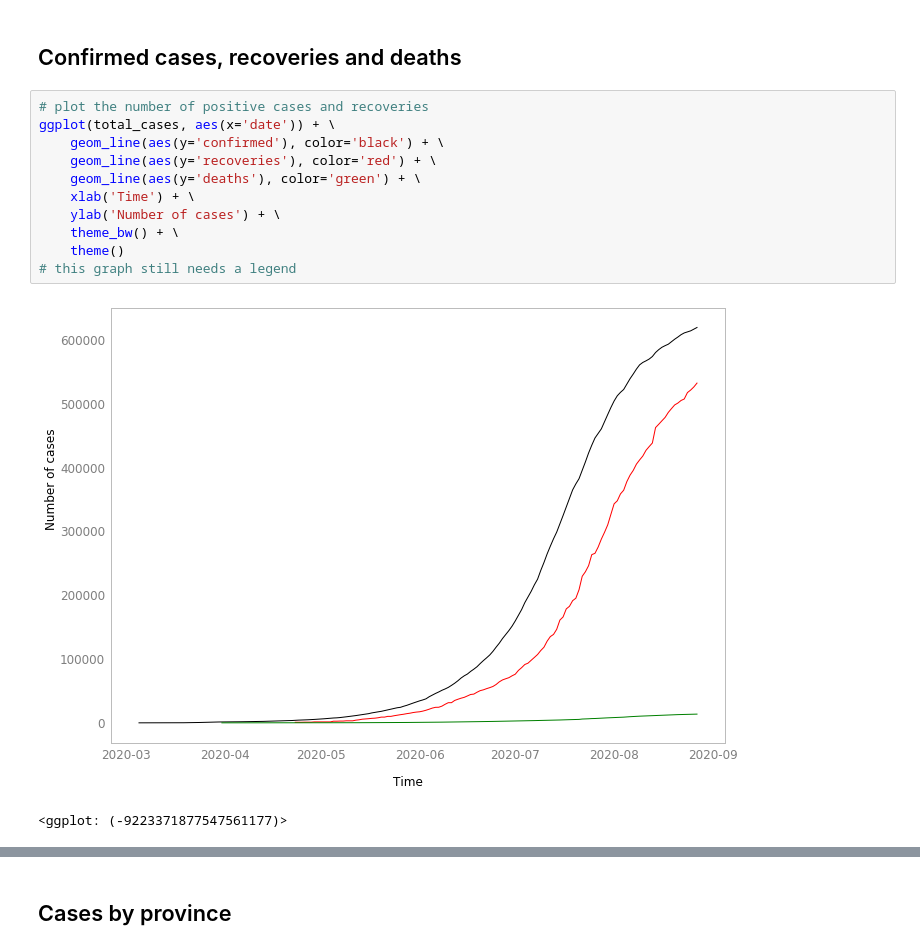
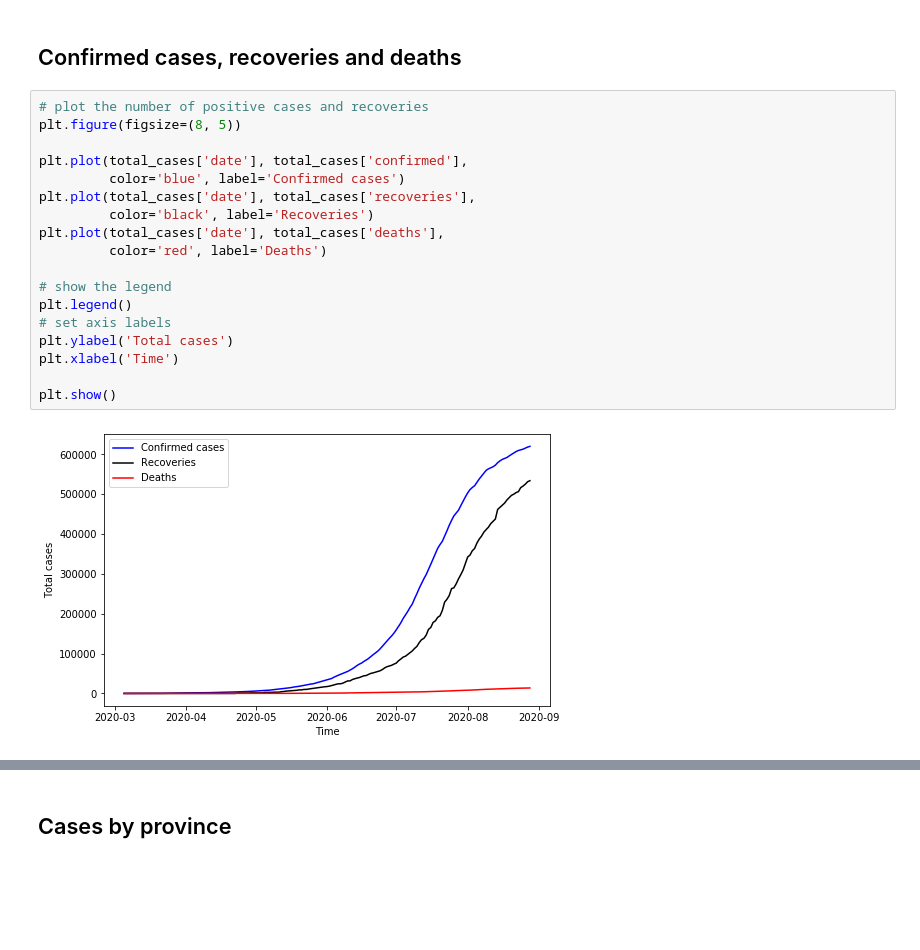
Before and after one commit to ZintleFaltein/Covid-modelling, a Jupyter notebook: Notebooks/Covid19_analysis.ipynb, the cells around one changed output, grey strips where cells are left out. Drawn from its saved outputs; the diff is of its cells as text; blank space fills up the shorter version.

```diff
--- a/Notebooks/Covid19_analysis.ipynb
+++ b/Notebooks/Covid19_analysis.ipynb
@@ -99,17 +123,23 @@ total_cases.head()
 Recoveries were recorded only 47 days after the first positive case was confirmed, and deaths were first reported after 24 days. To date there are 525 242 recoveries and 13 502 deaths.
 # %% [markdown]
 ## Confirmed cases, recoveries and deaths
-# %%
-# plot the number of positive cases and recoveries
-ggplot(total_cases, aes(x='date')) + \
-    geom_line(aes(y='confirmed'), color='black') + \
-    geom_line(aes(y='recoveries'), color='red') + \
-    geom_line(aes(y='deaths'), color='green') + \
-    xlab('Time') + \
-    ylab('Number of cases') + \
-    theme_bw() + \
-    theme()
-# this graph still needs a legend
-# %% [output]
-[figure, removed]
-<ggplot: (-9223371877547561177)>
+# %%
+# plot the number of positive cases and recoveries
+plt.figure(figsize=(8, 5))
+
+plt.plot(total_cases['date'], total_cases['confirmed'],
+         color='blue', label='Confirmed cases')
+plt.plot(total_cases['date'], total_cases['recoveries'],
+         color='black', label='Recoveries')
+plt.plot(total_cases['date'], total_cases['deaths'],
+         color='red', label='Deaths')
+
+# show the legend
+plt.legend()
+# set axis labels
+plt.ylabel('Total cases')
+plt.xlabel('Time')
+
+plt.show()
+# %% [output]
+[figure, added]
```
Also changed, not shown: parts of 21 cells of this notebook.
